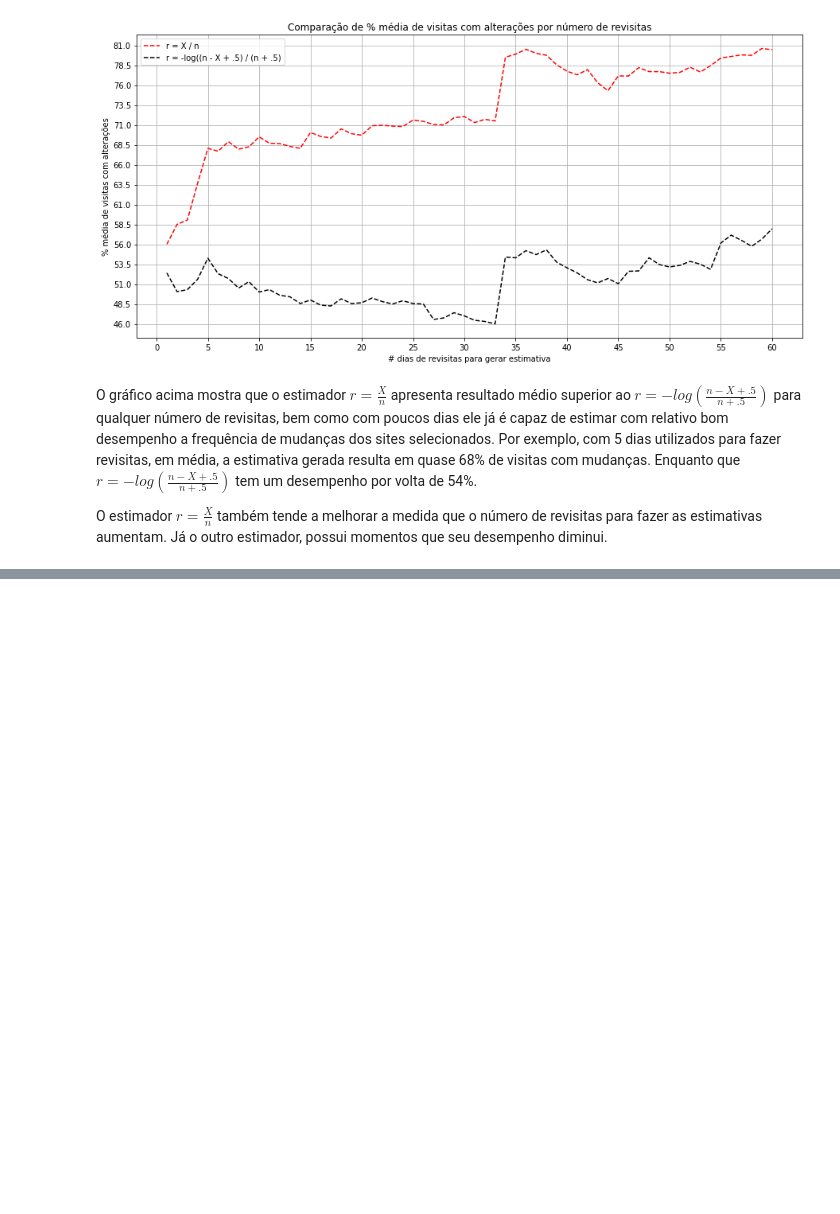
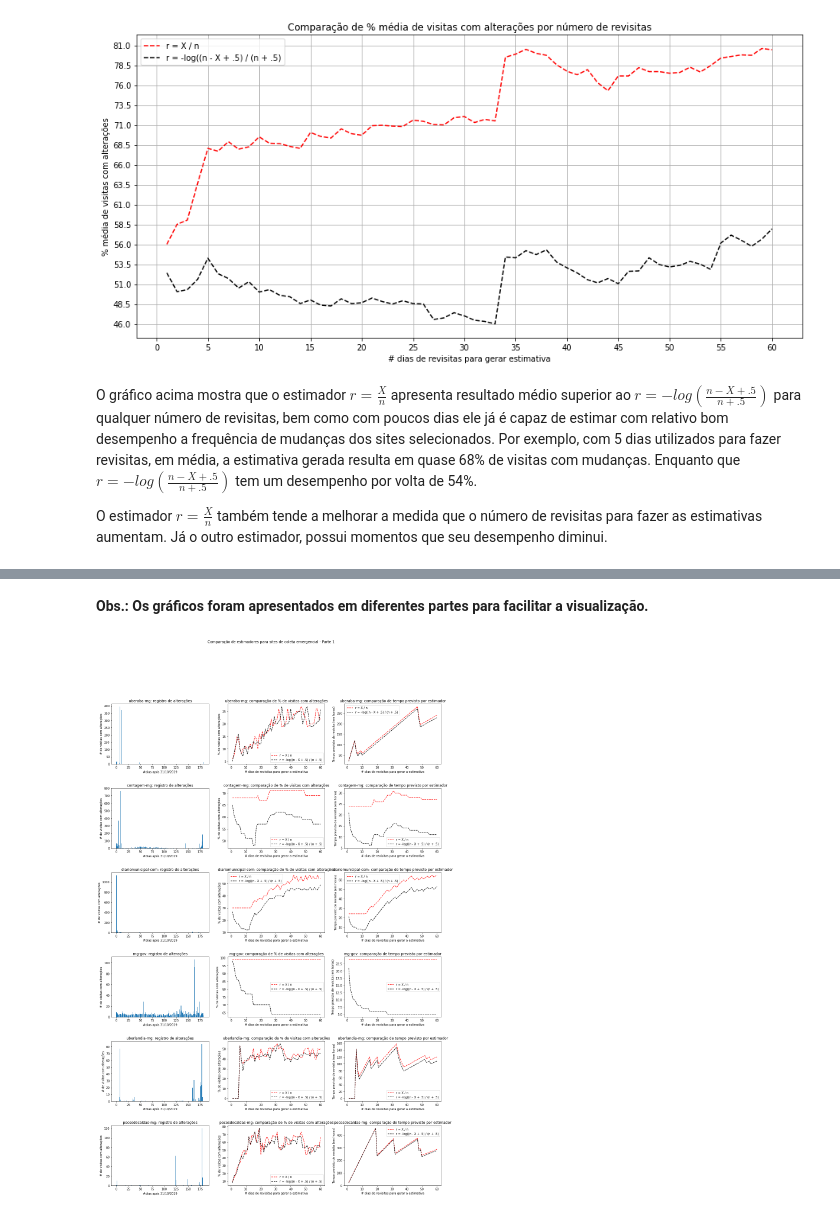
Before and after one commit to elvesrodrigues/estimators, a Jupyter notebook: main.ipynb, the cells around one changed output, grey strips where cells are left out. Cells and saved outputs as stored; diff of their text form; code cells hidden in the pictures; blank space fills up the shorter version.

Commit message:
Experimentos para sites de coletas emergenciais

```diff
--- a/main.ipynb
+++ b/main.ipynb
@@ -259,0 +266,8 @@ A conclusão que se chega é que, embora a equação seja simples de ser experim
+# %%
+# Código para recuperar os diferentes domínios das coletas emergenciais
+import json
+
+with open('domains.json') as f:
+    domains = list(json.loads(f.read()).keys())
+
+domains
@@ -259,0 +293,17 @@ A conclusão que se chega é que, embora a equação seja simples de ser experim
+# %%
+hists = [simulator.calculate_changes_by_offset(domain) for domain in domains]
+
+days = 60
+offset = 24
+
+data = list()
+
+for domain in domains:
+    title = '-'.join(domain.split('_')[:2])
+    data.append((title, simulator.run_experiment(domain, days, offset)))
+# %% [markdown]
+**Obs.: Os gráficos foram apresentados em diferentes partes para facilitar a visualização.**
+# %%
+plot_compare(hists[:6], data[:6], 'Comparação de estimadores para sites de coleta emergencial - Parte 1', 6, 3)
+# %% [output]
+[figure, added]
```
Also changed, not shown: parts of 18 cells of this notebook.
